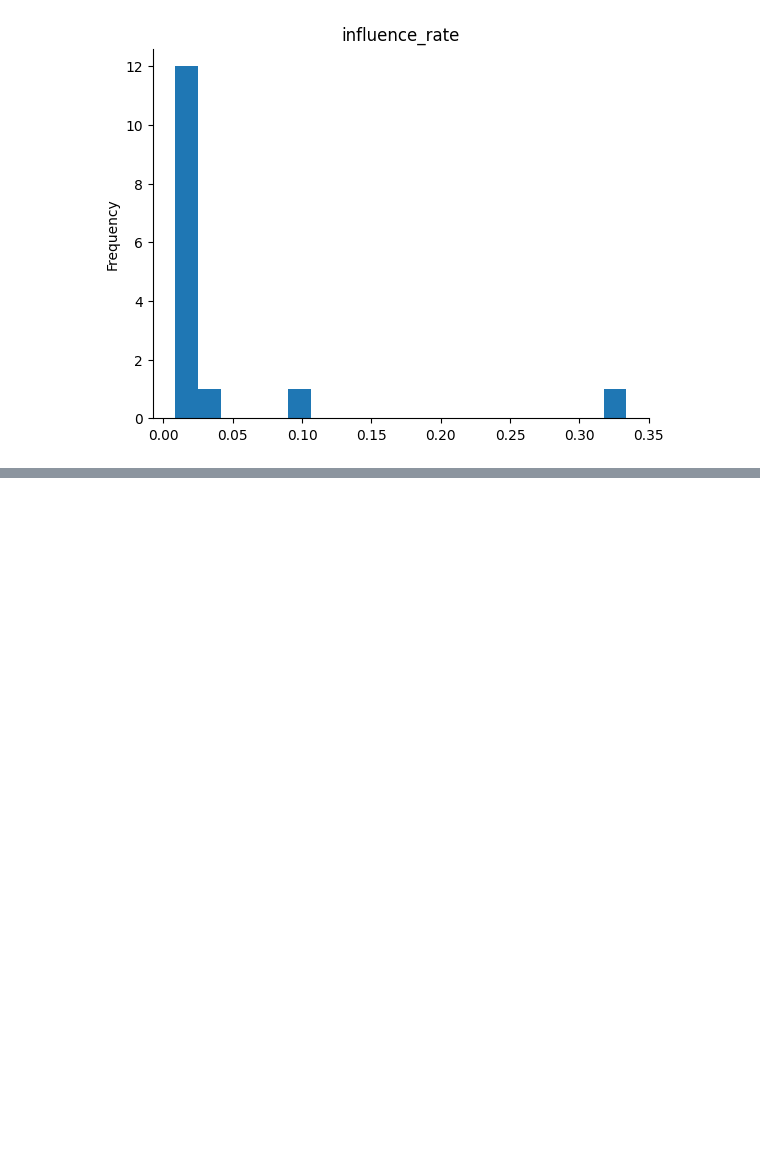
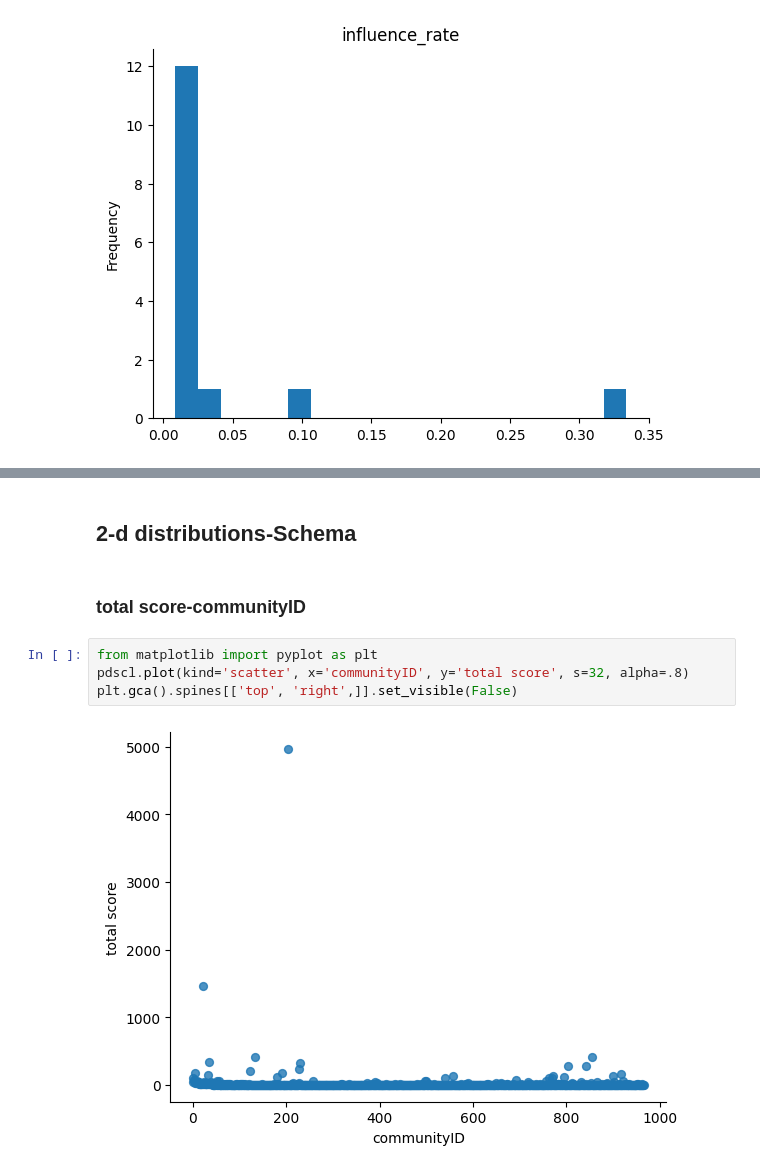
Before and after one commit to adel4780/Social-Network-Analysis, a Jupyter notebook: SNP.ipynb, the cells around one changed output, grey strips where cells are left out. Saved outputs shown, nothing was run; the diff lists cells and outputs as text; blank space fills up the shorter version.

```diff
--- a/SNP.ipynb
+++ b/SNP.ipynb
@@ -949,0 +1035,10 @@ plt.gca().spines[['top', 'right',]].set_visible(False)
+# %% [markdown]
+## **2-d distributions-Schema**
+# %% [markdown]
+### total score-communityID
+# %%
+from matplotlib import pyplot as plt
+pdscl.plot(kind='scatter', x='communityID', y='total score', s=32, alpha=.8)
+plt.gca().spines[['top', 'right',]].set_visible(False)
+# %% [output]
+[figure, added]
```
Also changed, not shown: parts of 19 cells of this notebook.
